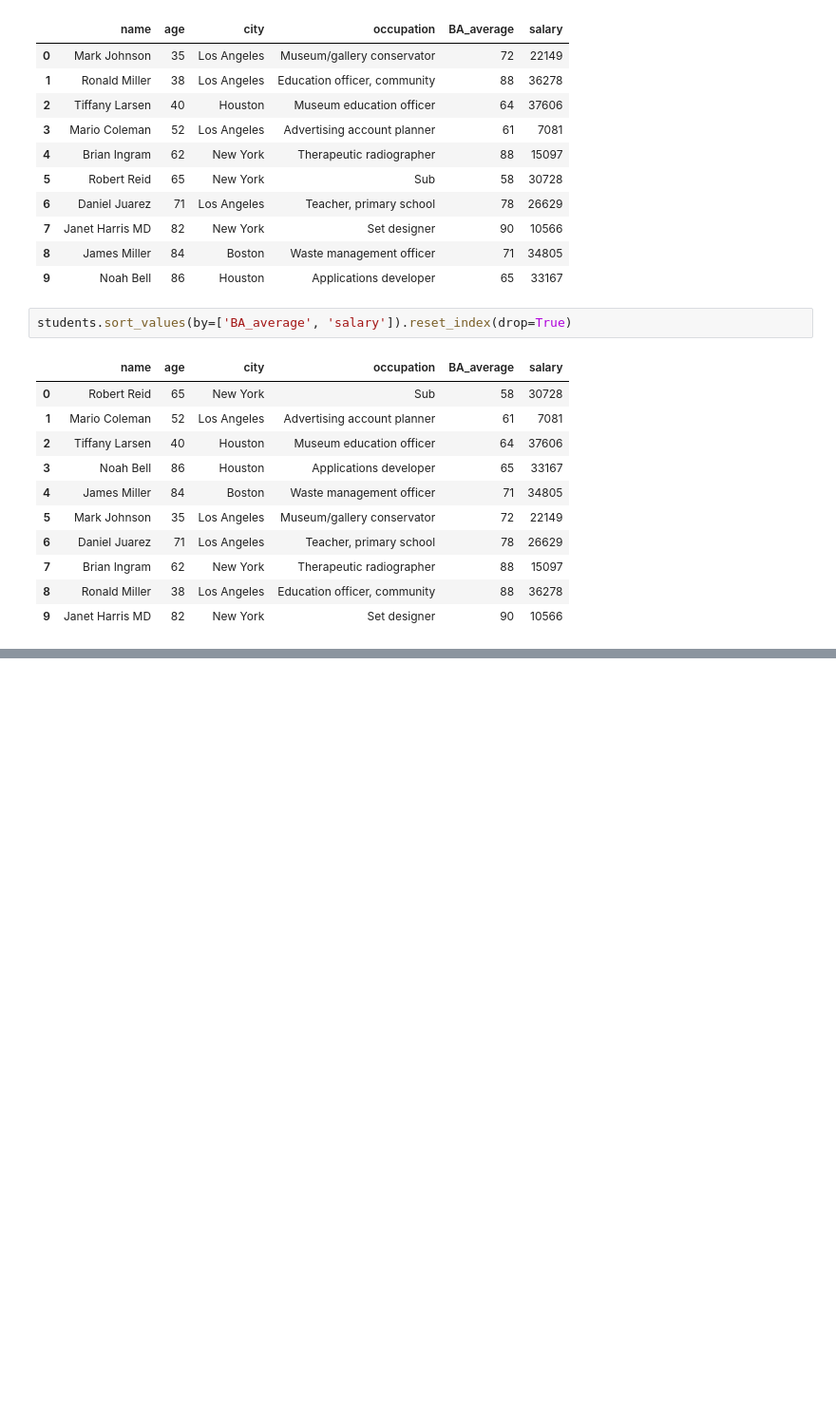
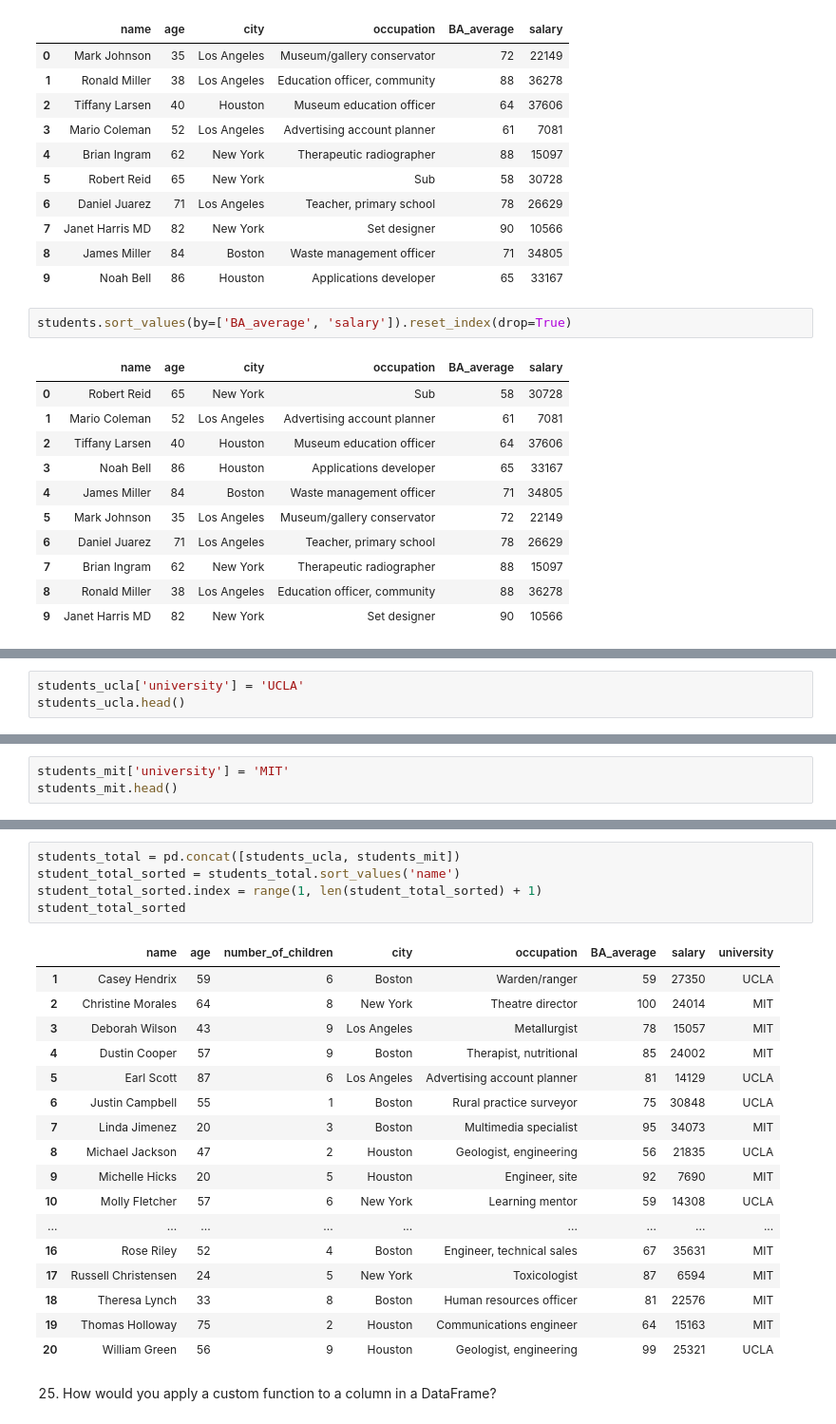
Before and after one commit to jordanriver/DScourse, a Jupyter notebook: Homework/week4_ex_jordan.ipynb, the cells around one changed output, grey strips where cells are left out. Shown at 95% size. Drawn from its saved outputs; the diff is of its cells as text; blank space fills up the shorter version.

```diff
--- a/Homework/week4_ex_jordan.ipynb
+++ b/Homework/week4_ex_jordan.ipynb
@@ -578,0 +662,3 @@ students.sort_values(by=['BA_average', 'salary']).reset_index(drop=True)
+# %%
+students_ucla['university'] = 'UCLA'
+students_ucla.head()
@@ -578,0 +672,3 @@ students.sort_values(by=['BA_average', 'salary']).reset_index(drop=True)
+# %%
+students_mit['university'] = 'MIT'
+students_mit.head()
@@ -578,0 +682,25 @@ students.sort_values(by=['BA_average', 'salary']).reset_index(drop=True)
+# %%
+students_total = pd.concat([students_ucla, students_mit])
+student_total_sorted = students_total.sort_values('name')
+student_total_sorted.index = range(1, len(student_total_sorted) + 1)
+student_total_sorted
+# %% [output]
+|  | name | age | number_of_children | city | occupation | BA_average | salary | university |
+| 1 | Casey Hendrix | 59 | 6 | Boston | Warden/ranger | 59 | 27350 | UCLA |
+| 2 | Christine Morales | 64 | 8 | New York | Theatre director | 100 | 24014 | MIT |
+| 3 | Deborah Wilson | 43 | 9 | Los Angeles | Metallurgist | 78 | 15057 | MIT |
+| 4 | Dustin Cooper | 57 | 9 | Boston | Therapist, nutritional | 85 | 24002 | MIT |
+| 5 | Earl Scott | 87 | 6 | Los Angeles | Advertising account planner | 81 | 14129 | UCLA |
+| 6 | Justin Campbell | 55 | 1 | Boston | Rural practice surveyor | 75 | 30848 | UCLA |
+| 7 | Linda Jimenez | 20 | 3 | Boston | Multimedia specialist | 95 | 34073 | MIT |
+| 8 | Michael Jackson | 47 | 2 | Houston | Geologist, engineering | 56 | 21835 | UCLA |
+| 9 | Michelle Hicks | 20 | 5 | Houston | Engineer, site | 92 | 7690 | MIT |
+| 10 | Molly Fletcher | 57 | 6 | New York | Learning mentor | 59 | 14308 | UCLA |
+| ... | ... | ... | ... | ... | ... | ... | ... | ... |
+| 16 | Rose Riley | 52 | 4 | Boston | Engineer, technical sales | 67 | 35631 | MIT |
+| 17 | Russell Christensen | 24 | 5 | New York | Toxicologist | 87 | 6594 | MIT |
+| 18 | Theresa Lynch | 33 | 8 | Boston | Human resources officer | 81 | 22576 | MIT |
+| 19 | Thomas Holloway | 75 | 2 | Houston | Communications engineer | 64 | 15163 | MIT |
+| 20 | William Green | 56 | 9 | Houston | Geologist, engineering | 99 | 25321 | UCLA |
+# %% [markdown]
+25. How would you apply a custom function to a column in a DataFrame?
```
Also changed, not shown: parts of 15 cells of this notebook.
